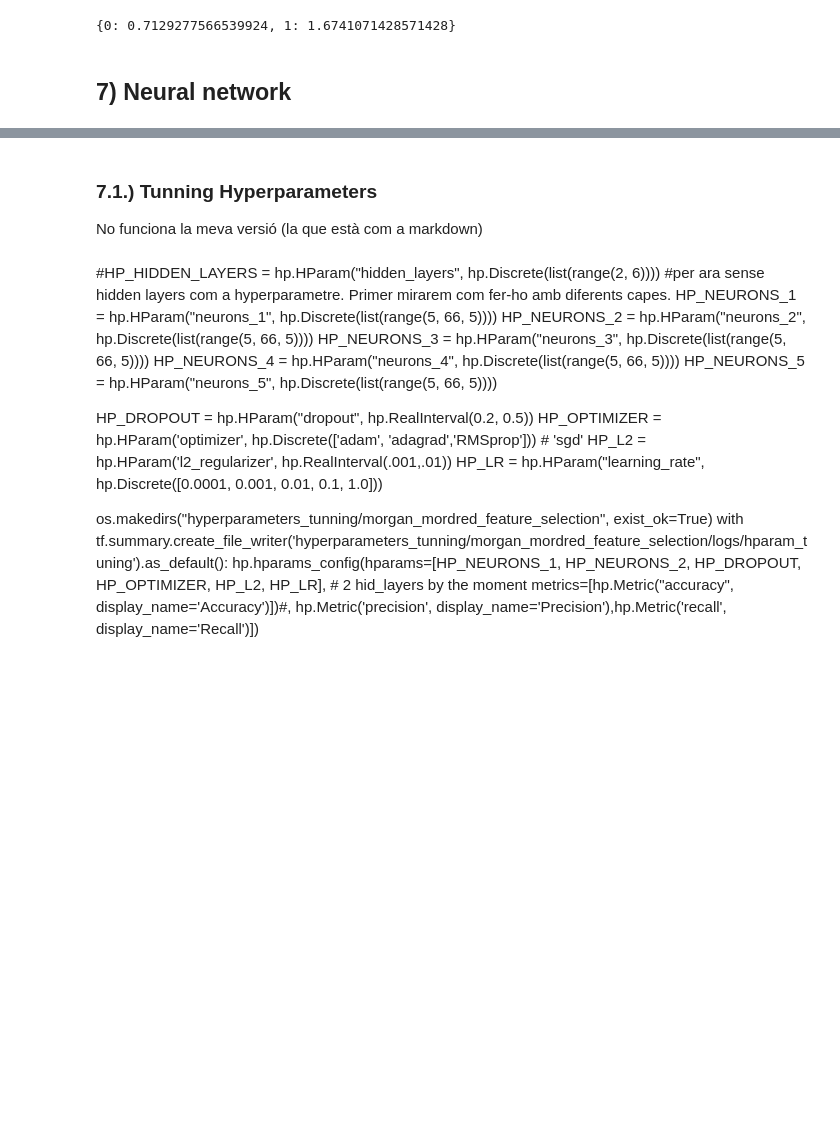
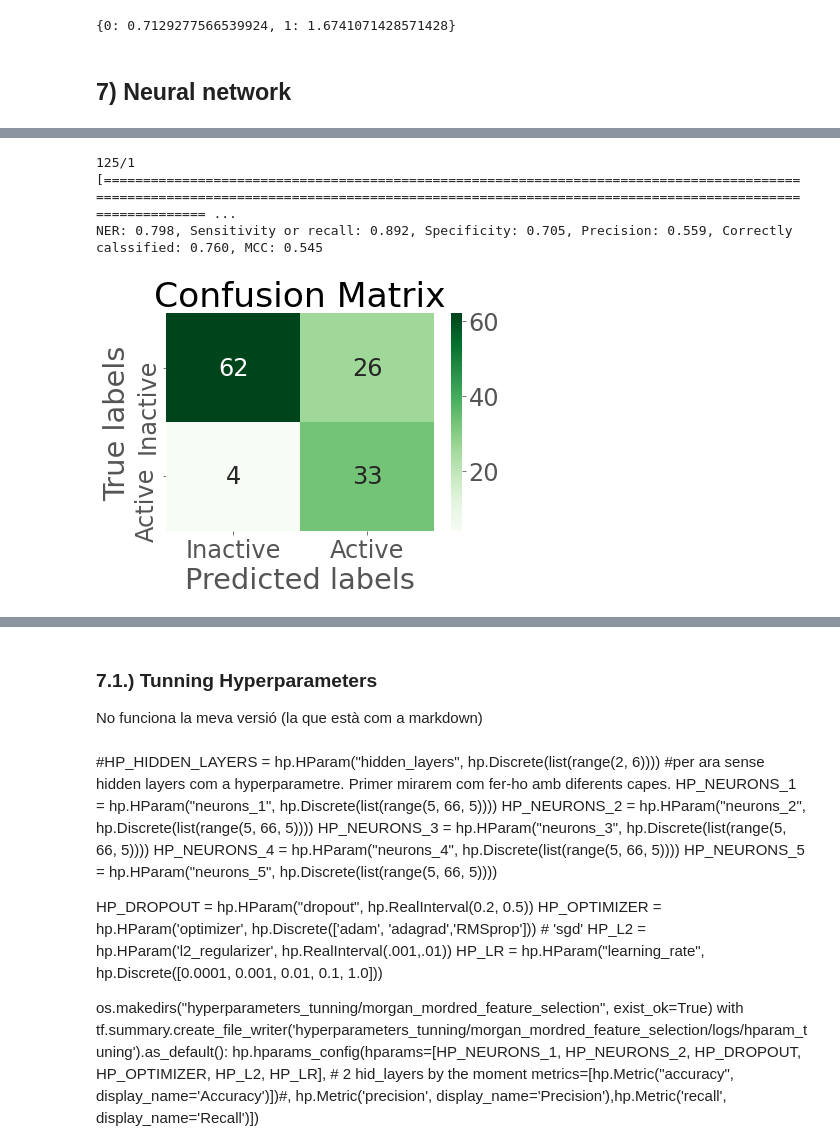
Before and after one commit to cescgina/drug_learning, a Jupyter notebook: drug_learning/2D_smaller_dataset/Morgan_Mordred_mix.ipynb, the cells around one changed output, grey strips where cells are left out. Drawn from its saved outputs; the diff is of its cells as text; code cells hidden in the pictures; blank space fills up the shorter version.

```diff
--- a/drug_learning/2D_smaller_dataset/Morgan_Mordred_mix.ipynb
+++ b/drug_learning/2D_smaller_dataset/Morgan_Mordred_mix.ipynb
@@ -369,11 +362,6 @@ We can select the normalised descriptors using `normalized = True`.
 # %%
-normalized =  True
-if normalized:
-    concatenated_shared = np.concatenate([norm_shared_descriptors_fs, shared_features_fs], axis=1)
-    concatenated_only2c9 = np.concatenate([norm_only2c9_descriptors_fs, only2c9_features_fs], axis=1)
-if not normalized:
-    concatenated_shared = np.concatenate([shared_descriptors_fs, shared_features_fs], axis=1)
-    concatenated_only2c9 = np.concatenate([only2c9_descriptors_fs, only2c9_features_fs], axis=1)
+concatenated_shared = np.concatenate([norm_shared_descriptors_fs, shared_features_fs], axis=1)
+concatenated_only2c9 = np.concatenate([norm_only2c9_descriptors_fs, only2c9_features_fs], axis=1)
 # %%
 concatenated_shared.shape[1]==concatenated_only2c9.shape[1]
 # %% [output]
@@ -557 +595,10 @@ plt.show()
+# %%
+results = model_small_dataset.evaluate(val_data, val_labels)
+predictions = model_small_dataset.predict(val_data)
+print_metrics(predictions, val_labels)
+plot_confusion(predictions, val_labels)
+# %% [output]
+125/1 [================================================================================================================================================================================================= ...
+NER: 0.798, Sensitivity or recall: 0.892, Specificity: 0.705, Precision: 0.559, Correctly calssified: 0.760, MCC: 0.545
+[figure, added]
 # %%
```
Also changed, not shown: parts of 36 cells of this notebook.
